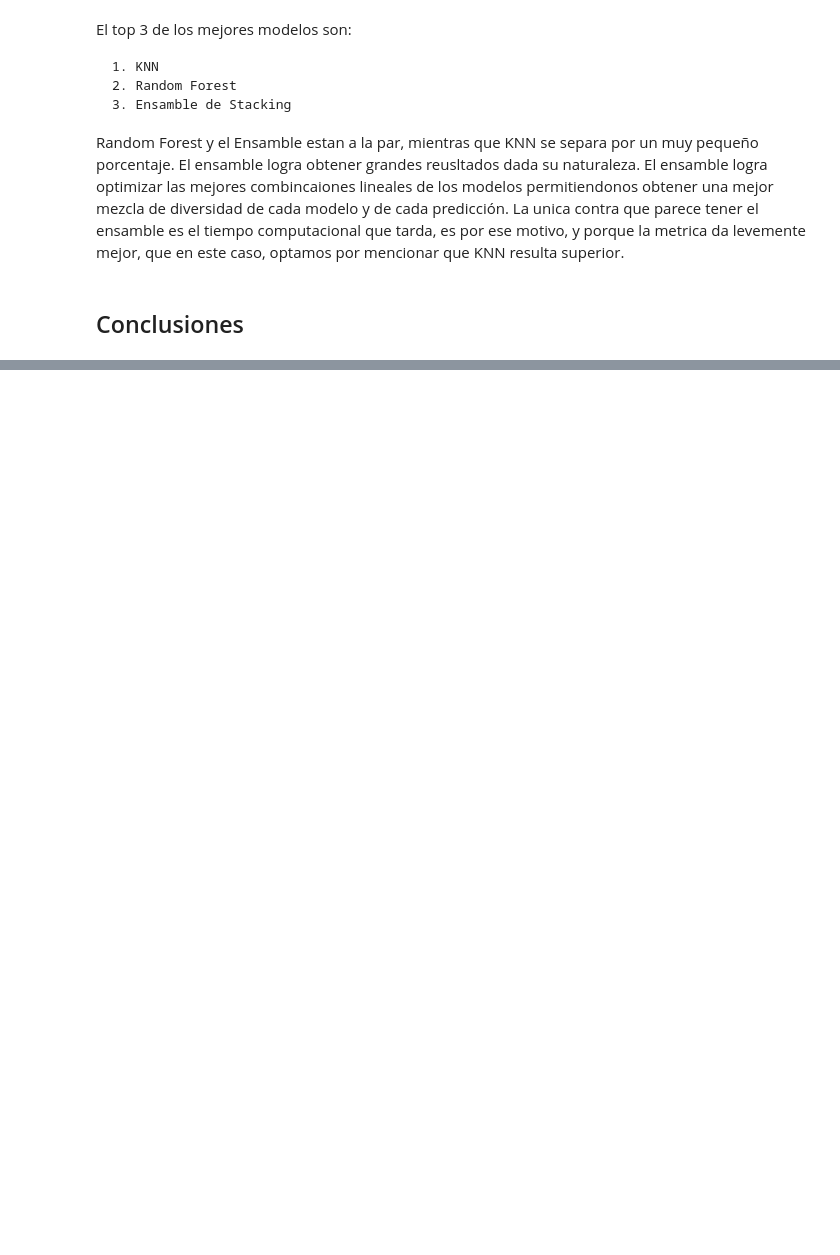
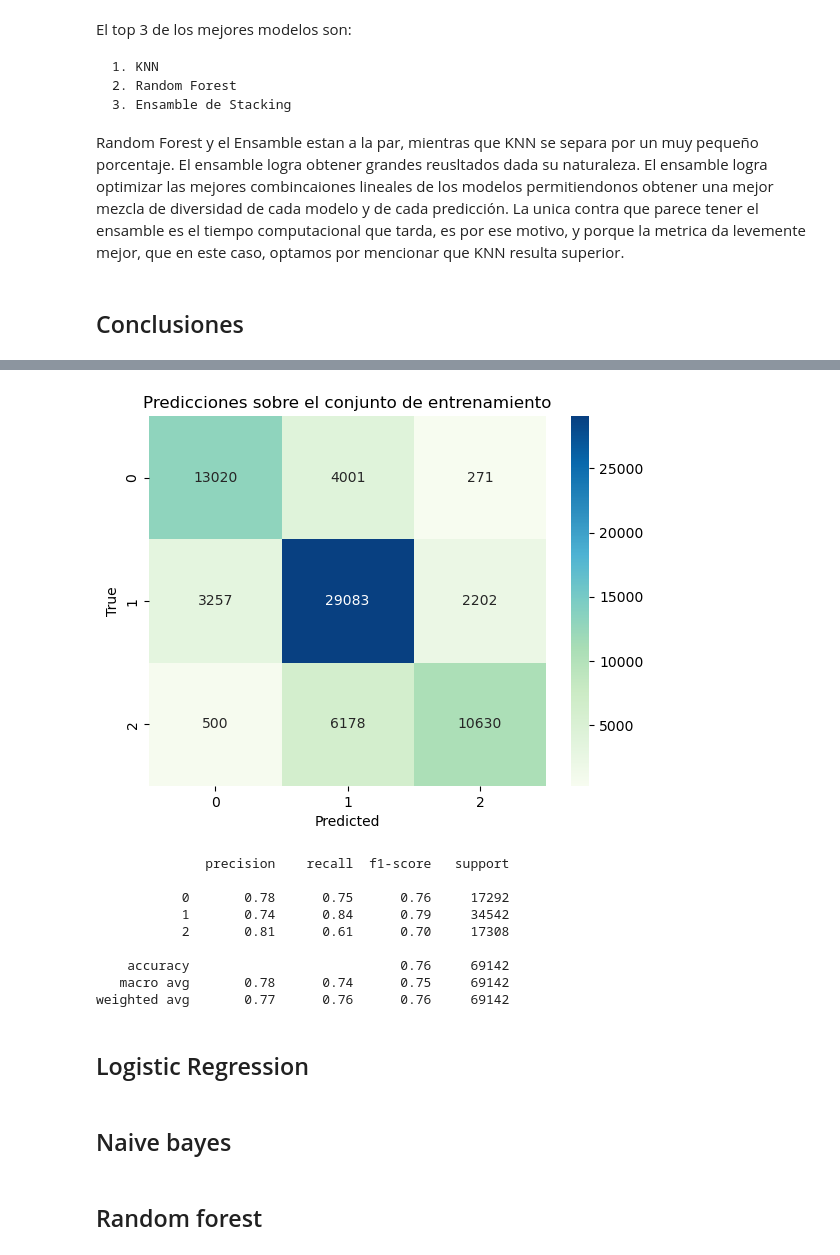
Before and after one commit to Naza26/7506R_TP2_GRUPO01_ENTREGA, a Jupyter notebook: 7506R_TP2_GRUPO01_ENTREGA.ipynb, the cells around one changed output, grey strips where cells are left out. Saved outputs shown, nothing was run; the diff lists cells and outputs as text; code cells hidden in the pictures; blank space fills up the shorter version.

```diff
--- a/7506R_TP2_GRUPO01_ENTREGA.ipynb
+++ b/7506R_TP2_GRUPO01_ENTREGA.ipynb
@@ -1880,0 +2245,21 @@ plot_results(model_scores, name='stacking_model_cv')
+# %%
+predicciones_train = modelo_dct.predict(x_train_clas)
+# %%
+mostrar_metricas(y_train_clas, predicciones_train)
+# %% [output]
+[figure, added]
+              precision    recall  f1-score   support
+
+           0       0.78      0.75      0.76     17292
+           1       0.74      0.84      0.79     34542
+           2       0.81      0.61      0.70     17308
+
+    accuracy                           0.76     69142
+   macro avg       0.78      0.74      0.75     69142
+weighted avg       0.77      0.76      0.76     69142
+# %% [markdown]
+## Logistic Regression
+# %% [markdown]
+## Naive bayes
+# %% [markdown]
+## Random forest
```
Also changed, not shown: parts of 46 cells of this notebook, 2 other files.
